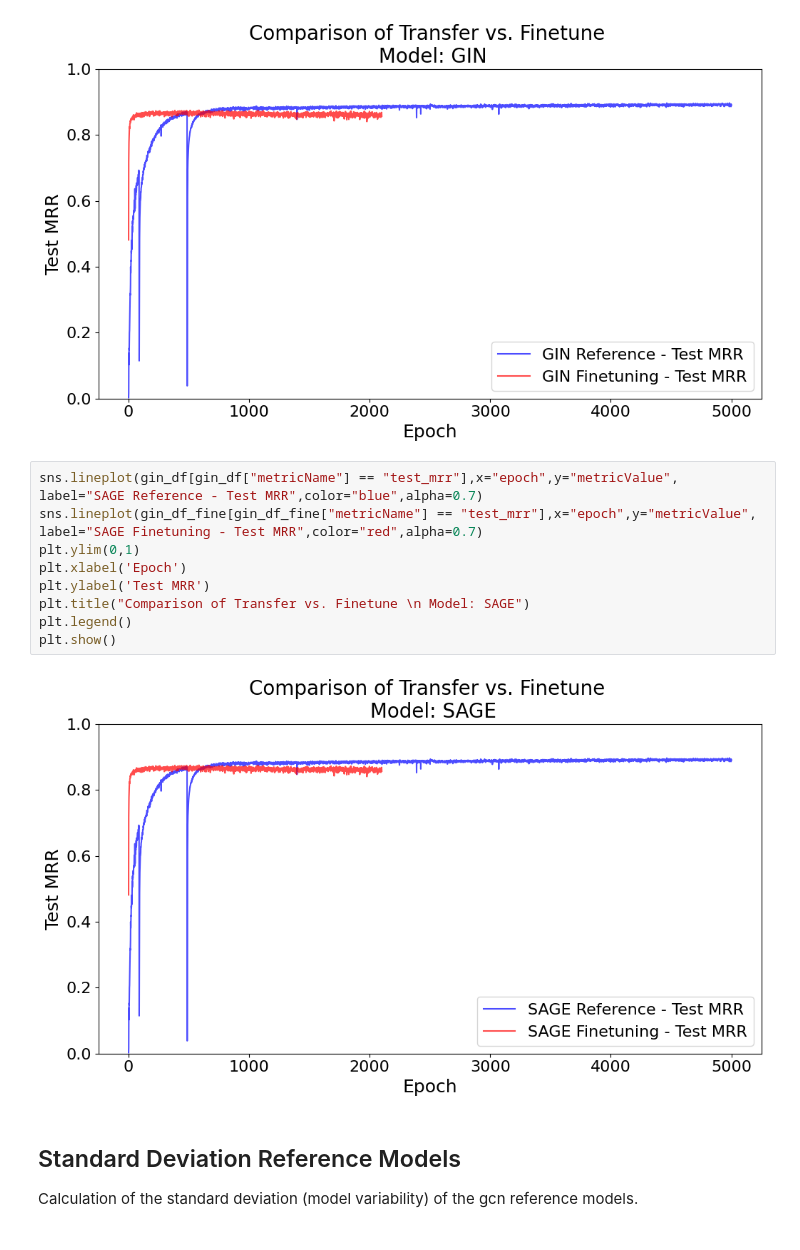
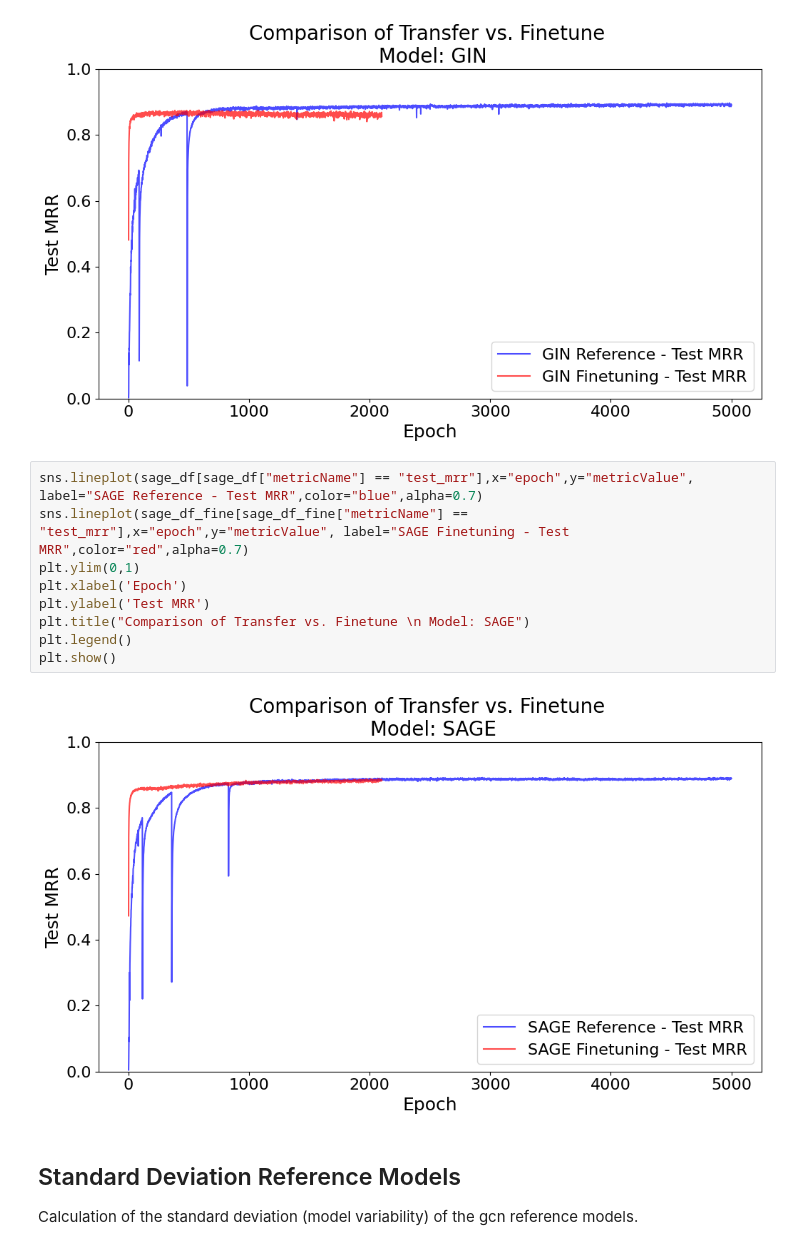
Before and after one commit to tmandelz/link-prediction-in-graphs, a Jupyter notebook: evaluation/5_visualise_results_training_curves_puplication.ipynb, the cells around one changed output. Cells and saved outputs as stored; diff of their text form.

Commit message:
fix sage visualisation

```diff
--- a/evaluation/5_visualise_results_training_curves_puplication.ipynb
+++ b/evaluation/5_visualise_results_training_curves_puplication.ipynb
@@ -465,16 +465,16 @@ plt.show()
 # %% [output]
 [figure]
 # %%
-sns.lineplot(gin_df[gin_df["metricName"] == "test_mrr"],x="epoch",y="metricValue", label="SAGE Reference - Test MRR",color="blue",alpha=0.7)
-sns.lineplot(gin_df_fine[gin_df_fine["metricName"] == "test_mrr"],x="epoch",y="metricValue", label="SAGE Finetuning - Test MRR",color="red",alpha=0.7)
+sns.lineplot(sage_df[sage_df["metricName"] == "test_mrr"],x="epoch",y="metricValue", label="SAGE Reference - Test MRR",color="blue",alpha=0.7)
+sns.lineplot(sage_df_fine[sage_df_fine["metricName"] == "test_mrr"],x="epoch",y="metricValue", label="SAGE Finetuning - Test MRR",color="red",alpha=0.7)
 plt.ylim(0,1)
 plt.xlabel('Epoch')
 plt.ylabel('Test MRR')
 plt.title("Comparison of Transfer vs. Finetune \n Model: SAGE")
 plt.legend()
 plt.show()
 # %% [output]
-[figure, old version]
+[figure, new version]
 # %% [markdown]
 ## Standard Deviation Reference Models
 Calculation of the standard deviation (model variability) of the gcn reference models.
```
Also changed, not shown: parts of 1 cell of this notebook.
